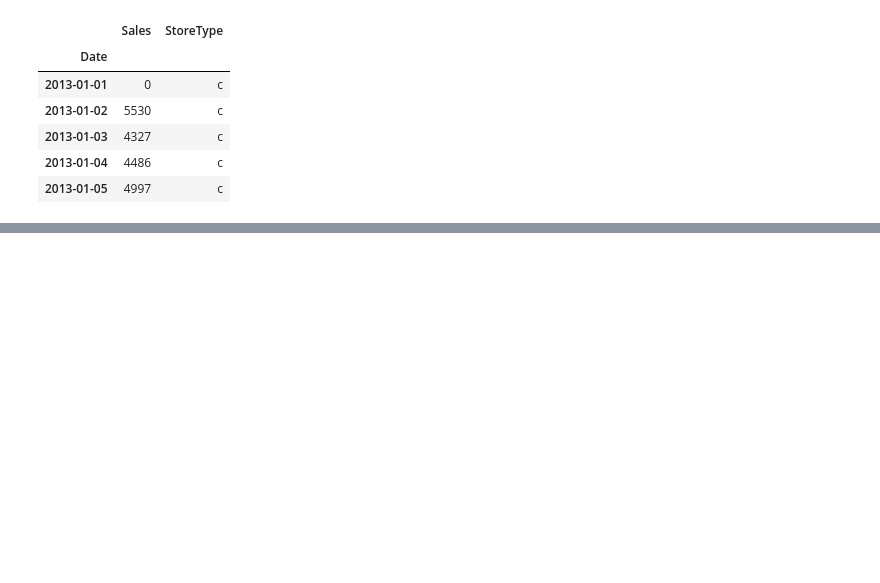
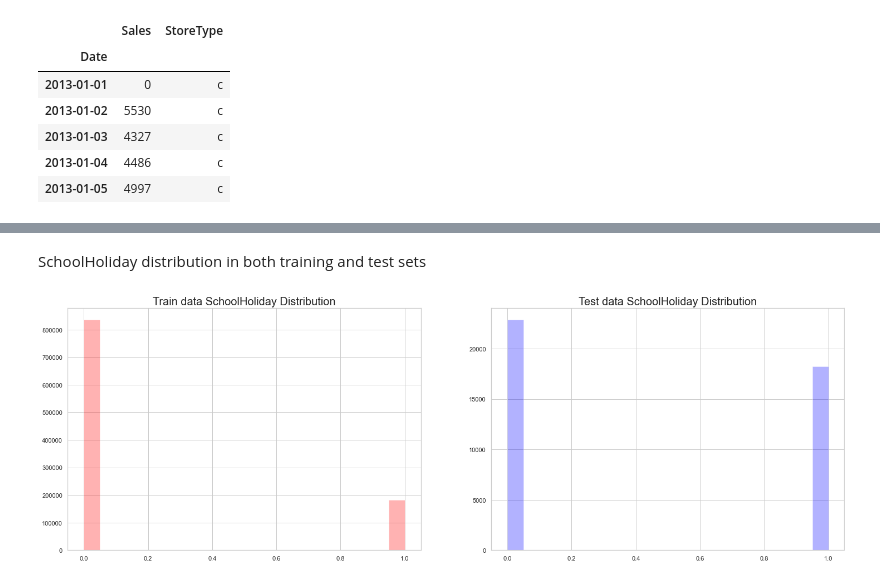
Before and after one commit to yonamg/Pharmaceutical-Sales-Prediction, a Jupyter notebook: notebook/Sales_EDA_process.ipynb, the cells around one changed output, grey strips where cells are left out. Cells and saved outputs as stored; diff of their text form; code cells hidden in the pictures; blank space fills up the shorter version.

```diff
--- a/notebook/Sales_EDA_process.ipynb
+++ b/notebook/Sales_EDA_process.ipynb
@@ -144,0 +161,6 @@ sales.head()
+# %% [markdown]
+SchoolHoliday distribution in both training and test sets
+# %%
+plot.plot_subplots(train_df['SchoolHoliday'], test_df['SchoolHoliday'], 'Train data SchoolHoliday Distribution', 'Test data SchoolHoliday Distribution')
+# %% [output]
+[figure, added]
```
Also changed, not shown: parts of 4 cells of this notebook.
